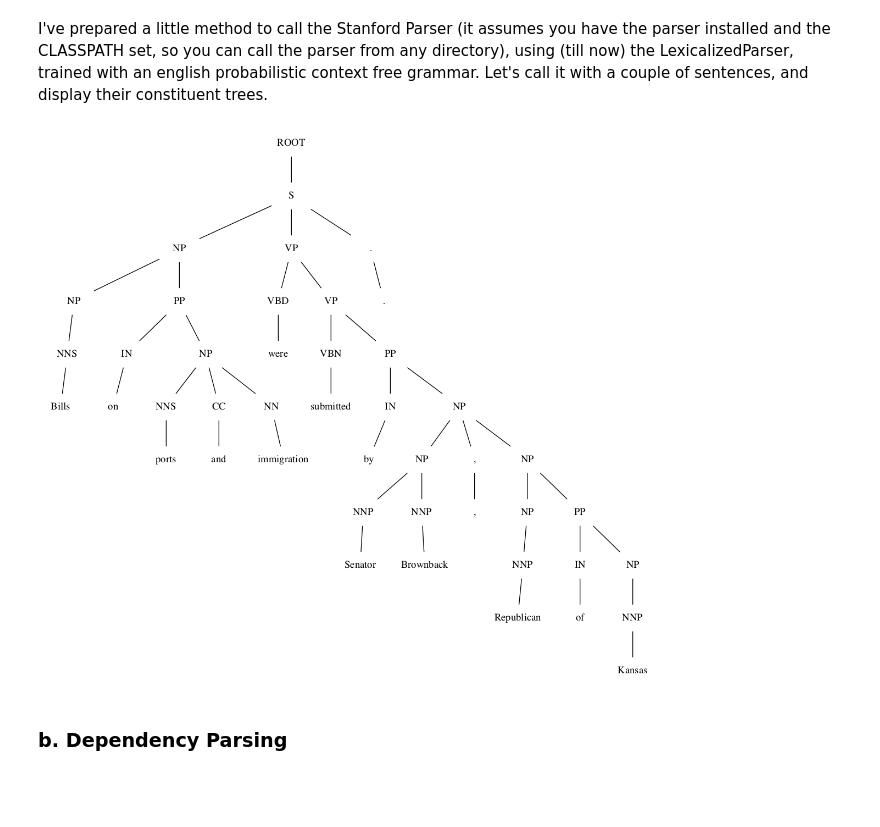
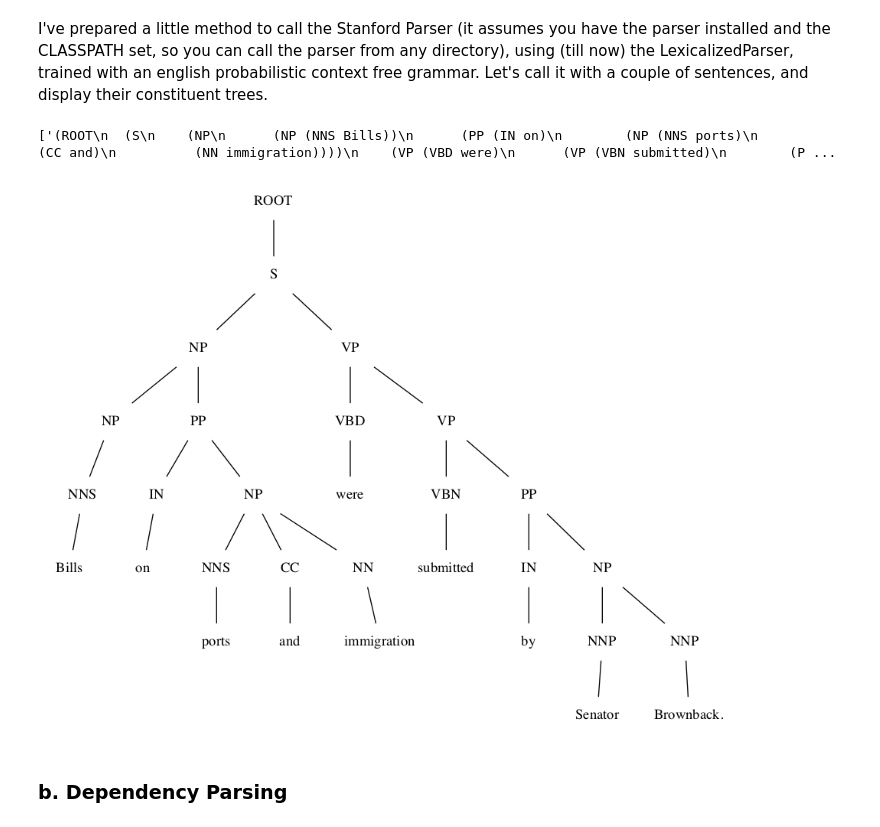
Before and after one commit to gmonce/nltk_parsing, a Jupyter notebook: 3. The Stanford Parser.ipynb, the cells around one changed output. Cells and saved outputs as stored; diff of their text form; code cells hidden in the pictures; blank space fills up the shorter version.

Commit message:
Some changes to NLTK added

```diff
--- a/3. The Stanford Parser.ipynb
+++ b/3. The Stanford Parser.ipynb
@@ -13,18 +13,20 @@ import pln_inco.stanford_parser
 # %% [markdown]
 I've prepared a little method to call the Stanford Parser (it assumes you have the parser installed and the CLASSPATH set, so you can call the parser from any directory), using (till now) the LexicalizedParser, trained with an english probabilistic context free grammar. Let's call it with a couple of sentences, and display their constituent trees.
 # %%
-my_sentence='Bills on ports and immigration were submitted by Senator Brownback, Republican of Kansas.'
+my_sentence='Bills on ports and immigration were submitted by Senator Brownback.'
 # You can change this sentence, if you don't like it!
 # %%
 pr=pln_inco.stanford_parser.lexicalized_parser_parse([my_sentence],model='englishPCFG')
+print pr
 for p in pr:
-    t=nltk.tree.Tree.parse(p)
+    t=nltk.tree.Tree.fromstring(p)
     tree_dot=pln_inco.syntax_trees.tree_to_dot(t)
 
     tree_png=Image(data=gv.generate(tree_dot,format='png'))
     display_png(tree_png)
 # %% [output]
+['(ROOT\n  (S\n    (NP\n      (NP (NNS Bills))\n      (PP (IN on)\n        (NP (NNS ports)\n          (CC and)\n          (NN immigration))))\n    (VP (VBD were)\n      (VP (VBN submitted)\n        (P ...
-[figure, old version]
+[figure, new version]
 # %% [markdown]
 ### b. Dependency Parsing
 # %% [markdown]
```
Also changed, not shown: parts of 3 cells of this notebook, 1 other file.
